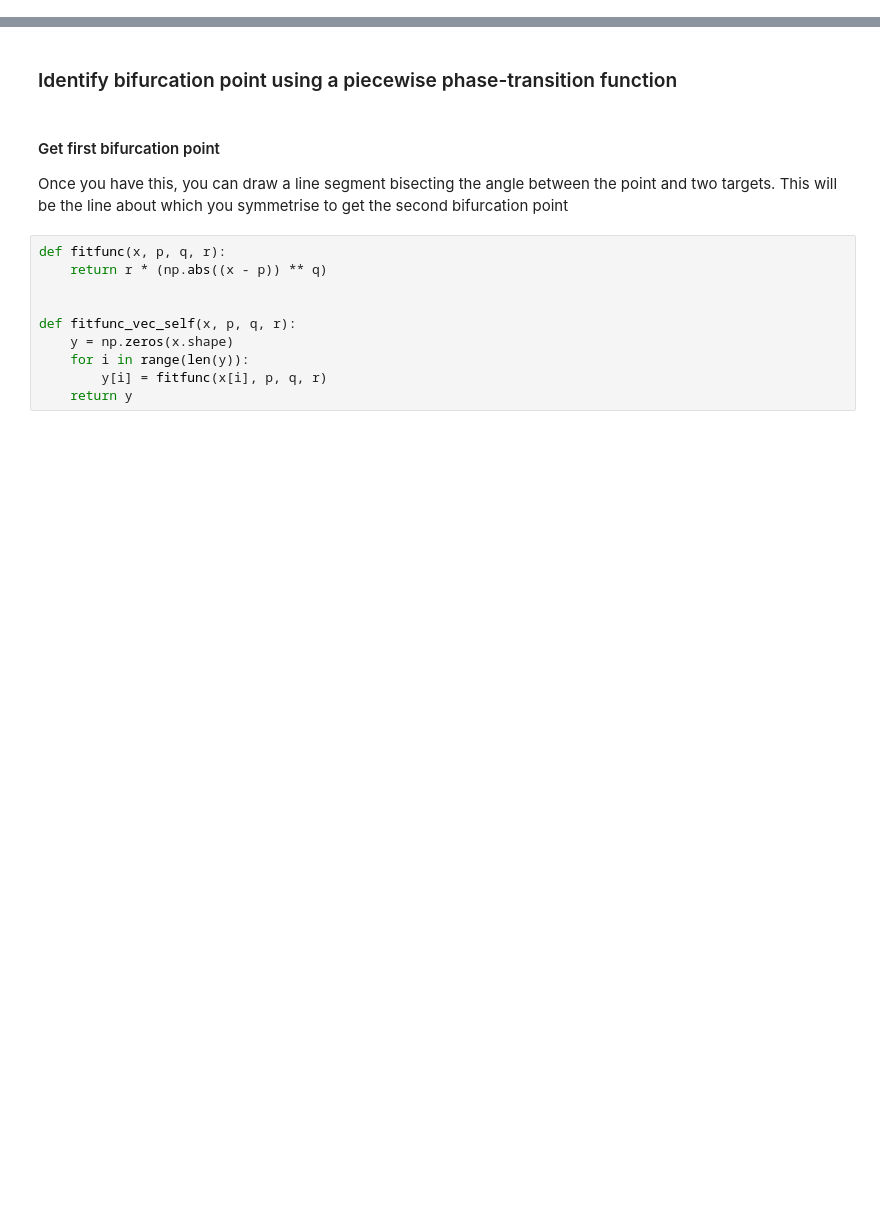
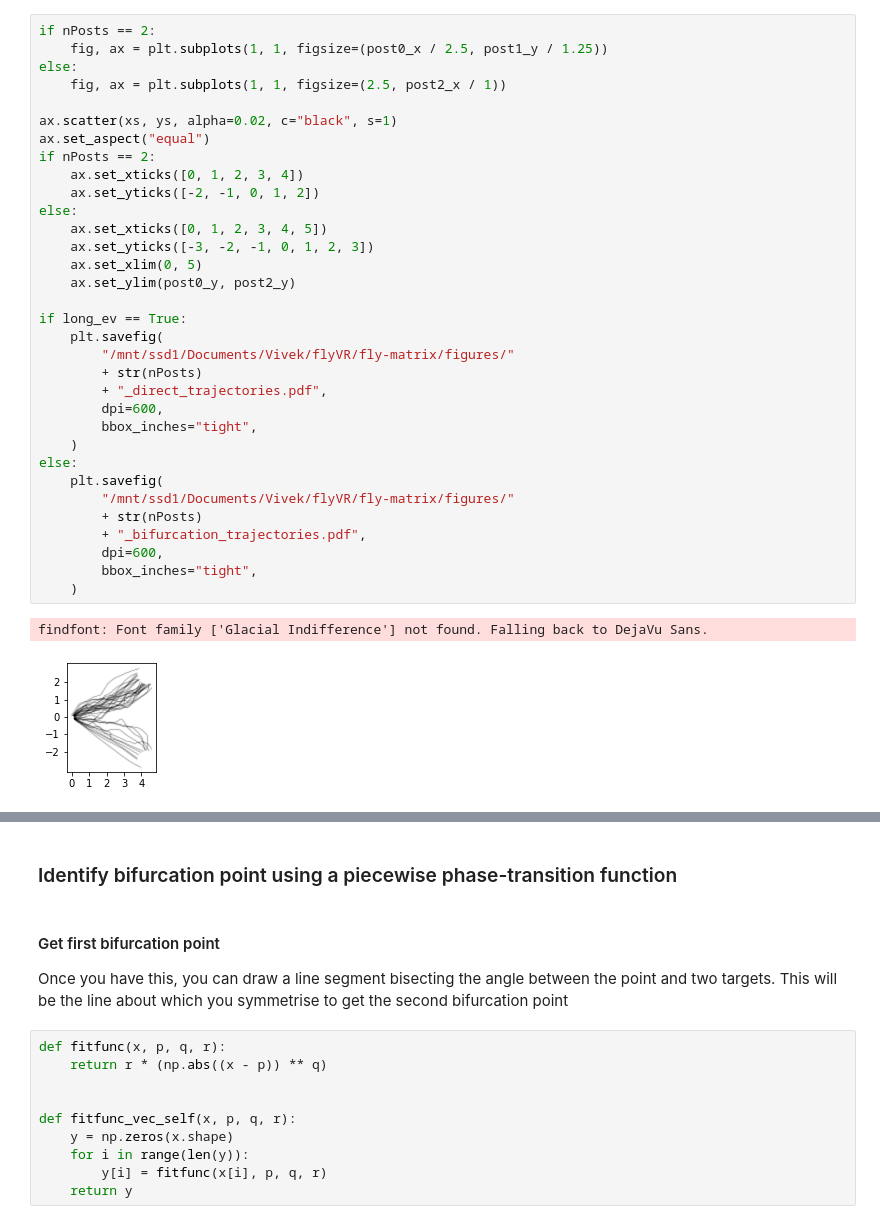
Before and after one commit to RnoB/fly-matrix, a Jupyter notebook: tracks_visualisation.ipynb, the cells around one changed output, grey strips where cells are left out. Saved outputs shown, nothing was run; the diff lists cells and outputs as text; blank space fills up the shorter version.

```diff
--- a/tracks_visualisation.ipynb
+++ b/tracks_visualisation.ipynb
@@ -514,3 +515,39 @@ else:
     post2_y = 5.0 * np.sin(2 * np.pi / 9)
 # %% [output]
 [interactive output not drawn]
+# %%
+if nPosts == 2:
+    fig, ax = plt.subplots(1, 1, figsize=(post0_x / 2.5, post1_y / 1.25))
+else:
+    fig, ax = plt.subplots(1, 1, figsize=(2.5, post2_x / 1))
+
+ax.scatter(xs, ys, alpha=0.02, c="black", s=1)
+ax.set_aspect("equal")
+if nPosts == 2:
+    ax.set_xticks([0, 1, 2, 3, 4])
+    ax.set_yticks([-2, -1, 0, 1, 2])
+else:
+    ax.set_xticks([0, 1, 2, 3, 4, 5])
+    ax.set_yticks([-3, -2, -1, 0, 1, 2, 3])
+    ax.set_xlim(0, 5)
+    ax.set_ylim(post0_y, post2_y)
+
+if long_ev == True:
+    plt.savefig(
+        "/mnt/ssd1/Documents/Vivek/flyVR/fly-matrix/figures/"
+        + str(nPosts)
+        + "_direct_trajectories.pdf",
+        dpi=600,
+        bbox_inches="tight",
+    )
+else:
+    plt.savefig(
+        "/mnt/ssd1/Documents/Vivek/flyVR/fly-matrix/figures/"
+        + str(nPosts)
+        + "_bifurcation_trajectories.pdf",
+        dpi=600,
+        bbox_inches="tight",
+    )
+# %% [output]
+findfont: Font family ['Glacial Indifference'] not found. Falling back to DejaVu Sans.
+[figure, added]
```
Also changed, not shown: parts of 14 cells of this notebook, 10 other files.
